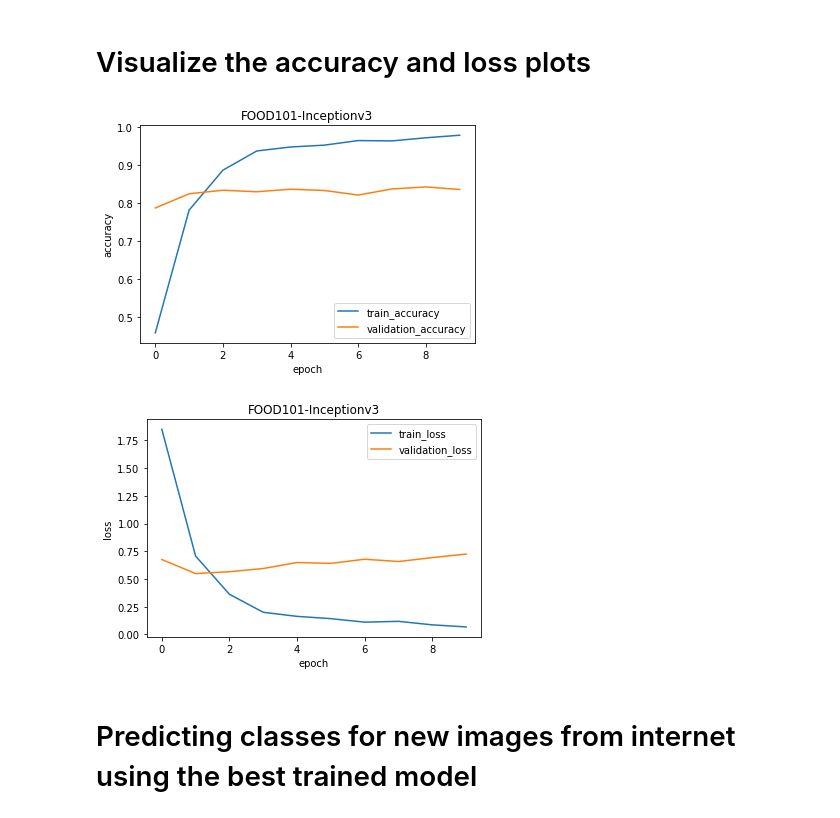
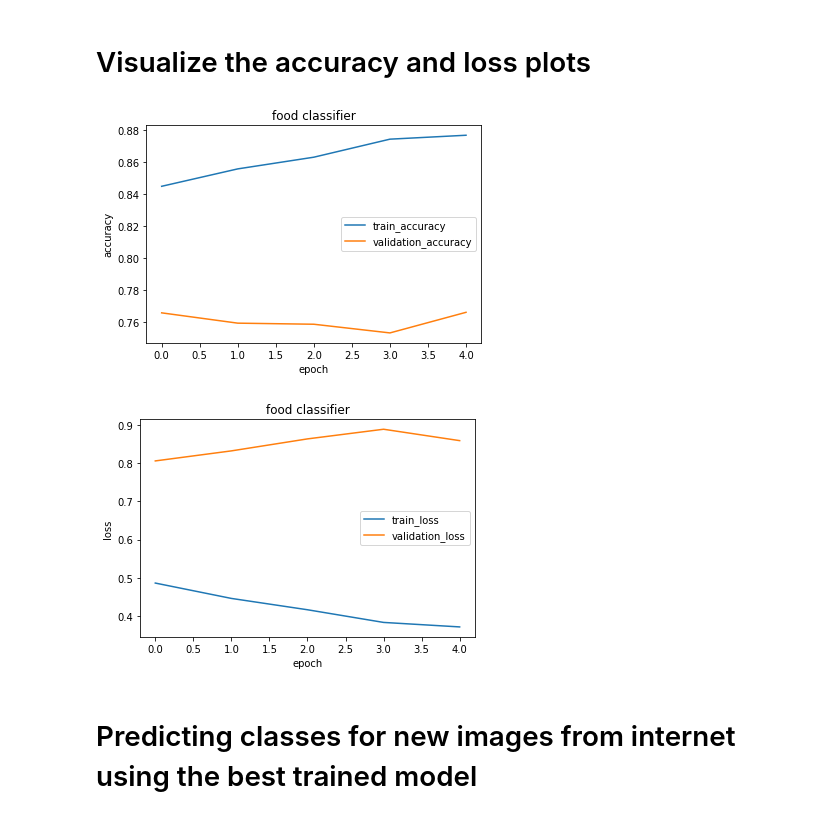
Before and after one commit to Bahanbaku-Official/bahanbaku-ml, a Jupyter notebook: notebooks/food_classifier.ipynb, the cells around one changed output. Drawn from its saved outputs; the diff is of its cells as text; code cells hidden in the pictures.

Commit message:
data preproses unfinish

```diff
--- a/notebooks/food_classifier.ipynb
+++ b/notebooks/food_classifier.ipynb
@@ -215,4 +123,0 @@ Copying images into waffles
-# %%
-dataset_mini(food_list, src_test, dest_test)
-test_files = sum([len(files) for i, j, files in os.walk("food-101/test_mini")])
-print(test_files)
@@ -324,8 +123,0 @@ Epoch 2/2
-# %%
-# continue training
-loaded_model = load_model('/content/drive/MyDrive/Colab Notebooks/25_classes')
-new_history = model.fit(train_generator,
-                    validation_data=validation_generator,
-                    epochs=1,
-                    verbose=1,
-                    callbacks=[checkpoint])
@@ -342,0 +332,17 @@ INFO:tensorflow:Assets written to: /content/drive/MyDrive/Colab Notebooks/25_cla
+# %%
+n_classes=35
+
+train_generator, validation_generator = prepare_data()
+
+model = prepare_model(n_classes, train_files, test_files)
+
+checkpoint = callbacks.ModelCheckpoint('/content/drive/MyDrive/Google_Bangkit/capstone/checkpoint_'+str(n_classes)+'_classes', save_best_only=True)
+
+history = model.fit(train_generator,
+                    validation_data=validation_generator,
+                    epochs=5,
+                    verbose=1,
+                    callbacks=[checkpoint])
+
+# model.save_weights('weights')
+# class_map = train_generator.class_indices
@@ -342,0 +351,11 @@ INFO:tensorflow:Assets written to: /content/drive/MyDrive/Colab Notebooks/25_cla
+# %%
+# continue training
+n_classes=35
+train_generator, validation_generator = prepare_data()
+checkpoint = callbacks.ModelCheckpoint('/content/drive/MyDrive/Google_Bangkit/capstone/checkpoint_'+str(n_classes)+'_classes', save_best_only=True)
+loaded_model = load_model('/content/drive/MyDrive/Google_Bangkit/capstone/checkpoint_35_classes') # checkpoint folder from gdrive
+new_history = loaded_model.fit(train_generator,
+                    validation_data=validation_generator,
+                    epochs=5,
+                    verbose=1,
+                    callbacks=[checkpoint])
@@ -345,28 +377,28 @@ INFO:tensorflow:Assets written to: /content/drive/MyDrive/Colab Notebooks/25_cla
 # %%
 def plot_accuracy(history,title):
     plt.title(title)
     plt.plot(history.history['accuracy']) # change acc to accuracy if testing TF 2.0
     plt.plot(history.history['val_accuracy']) # change val_accuracy if testing TF 2.0
     plt.ylabel('accuracy')
     plt.xlabel('epoch')
     plt.legend(['train_accuracy', 'validation_accuracy'], loc='best')
     plt.show()
 
 
 def plot_loss(history,title):
     plt.title(title)
     plt.plot(history.history['loss'])
     plt.plot(history.history['val_loss'])
     plt.ylabel('loss')
     plt.xlabel('epoch')
     plt.legend(['train_loss', 'validation_loss'], loc='best')
     plt.show()
 
-plot_accuracy(history,'FOOD101-Inceptionv3')
-plot_loss(history,'FOOD101-Inceptionv3')
+plot_accuracy(new_history,'food classifier')
+plot_loss(new_history,'food classifier')
 # %% [output]
-[figure, old version]
+[figure, new version]
-[figure, old version]
+[figure, new version]
 # %% [markdown]
 # Predicting classes for new images from internet using the best trained model
 # %%
```
Also changed, not shown: parts of 75 cells of this notebook.
